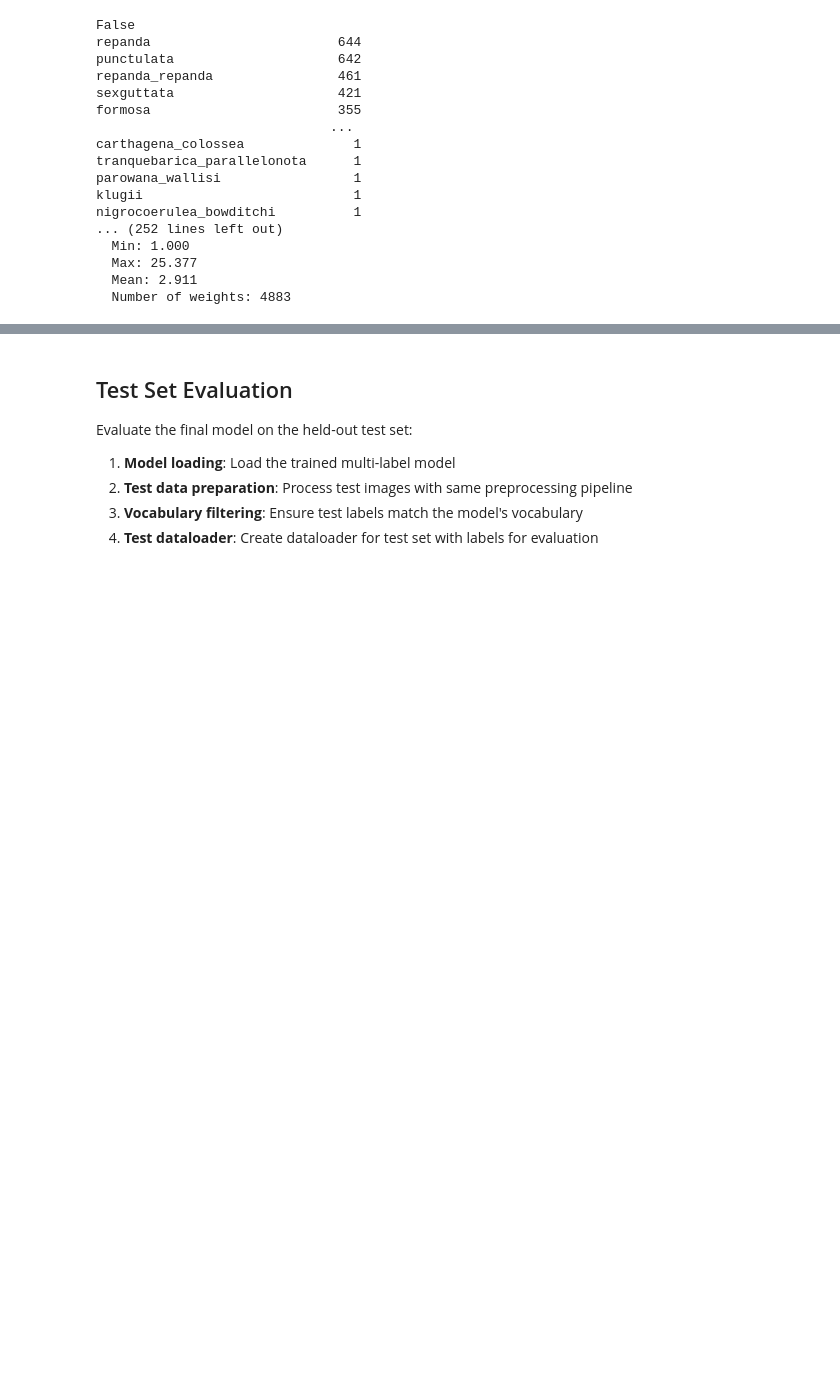
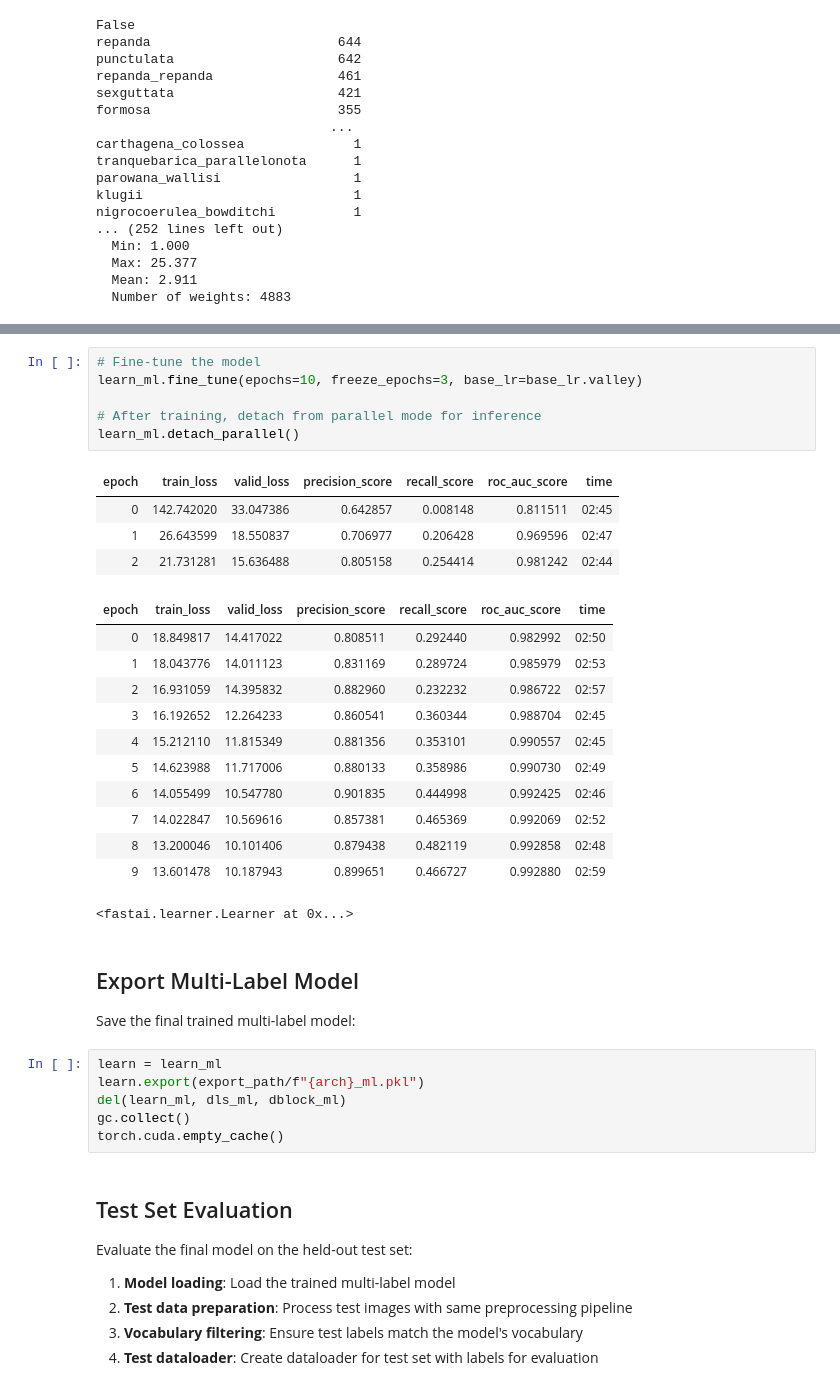
Before and after one commit to de-Medeiros-insect-lab/Cicindelinae_ID, a Jupyter notebook: Run_multilabel_fastai.ipynb, the cells around one changed output, grey strips where cells are left out. Cells and saved outputs as stored; diff of their text form; blank space fills up the shorter version.

```diff
--- a/Run_multilabel_fastai.ipynb
+++ b/Run_multilabel_fastai.ipynb
@@ -602,3 +538,36 @@ The multi-label model training is now complete and handled entirely within the d
+# %%
+# Fine-tune the model
+learn_ml.fine_tune(epochs=10, freeze_epochs=3, base_lr=base_lr.valley)
+
+# After training, detach from parallel mode for inference
+learn_ml.detach_parallel()
+# %% [output]
+| epoch | train_loss | valid_loss | precision_score | recall_score | roc_auc_score | time |
+| 0 | 142.742020 | 33.047386 | 0.642857 | 0.008148 | 0.811511 | 02:45 |
+| 1 | 26.643599 | 18.550837 | 0.706977 | 0.206428 | 0.969596 | 02:47 |
+| 2 | 21.731281 | 15.636488 | 0.805158 | 0.254414 | 0.981242 | 02:44 |
+| epoch | train_loss | valid_loss | precision_score | recall_score | roc_auc_score | time |
+| 0 | 18.849817 | 14.417022 | 0.808511 | 0.292440 | 0.982992 | 02:50 |
+| 1 | 18.043776 | 14.011123 | 0.831169 | 0.289724 | 0.985979 | 02:53 |
+| 2 | 16.931059 | 14.395832 | 0.882960 | 0.232232 | 0.986722 | 02:57 |
+| 3 | 16.192652 | 12.264233 | 0.860541 | 0.360344 | 0.988704 | 02:45 |
+| 4 | 15.212110 | 11.815349 | 0.881356 | 0.353101 | 0.990557 | 02:45 |
+| 5 | 14.623988 | 11.717006 | 0.880133 | 0.358986 | 0.990730 | 02:49 |
+| 6 | 14.055499 | 10.547780 | 0.901835 | 0.444998 | 0.992425 | 02:46 |
+| 7 | 14.022847 | 10.569616 | 0.857381 | 0.465369 | 0.992069 | 02:52 |
+| 8 | 13.200046 | 10.101406 | 0.879438 | 0.482119 | 0.992858 | 02:48 |
+| 9 | 13.601478 | 10.187943 | 0.899651 | 0.466727 | 0.992880 | 02:59 |
+<fastai.learner.Learner at 0x...>
+# %% [markdown]
+## Export Multi-Label Model
+
+Save the final trained multi-label model:
+# %%
+learn = learn_ml
+learn.export(export_path/f"{arch}_ml.pkl")
+del(learn_ml, dls_ml, dblock_ml)
+gc.collect()
+torch.cuda.empty_cache()
 # %% [markdown]
 ## Test Set Evaluation
 
```
Also changed, not shown: parts of 23 cells of this notebook.
